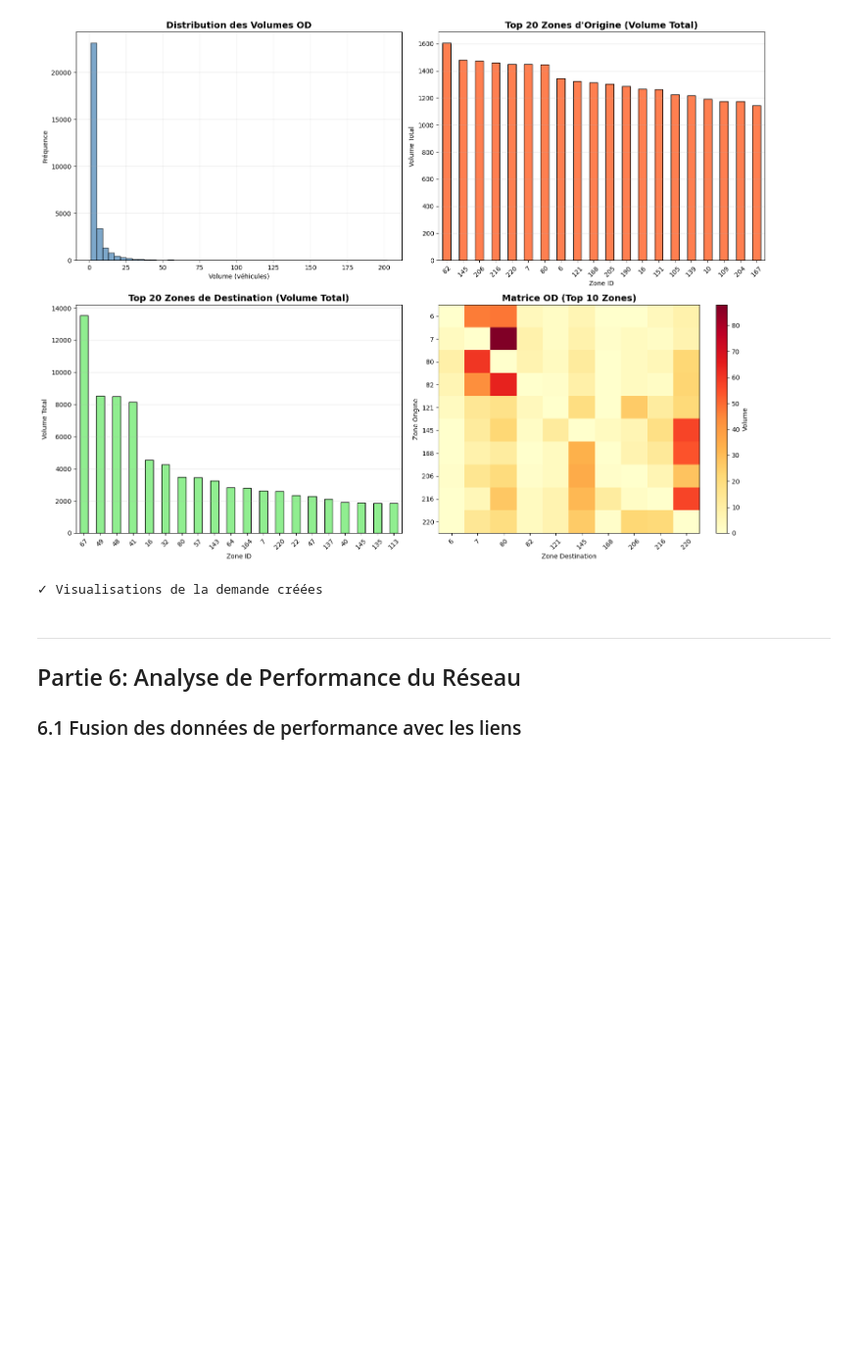
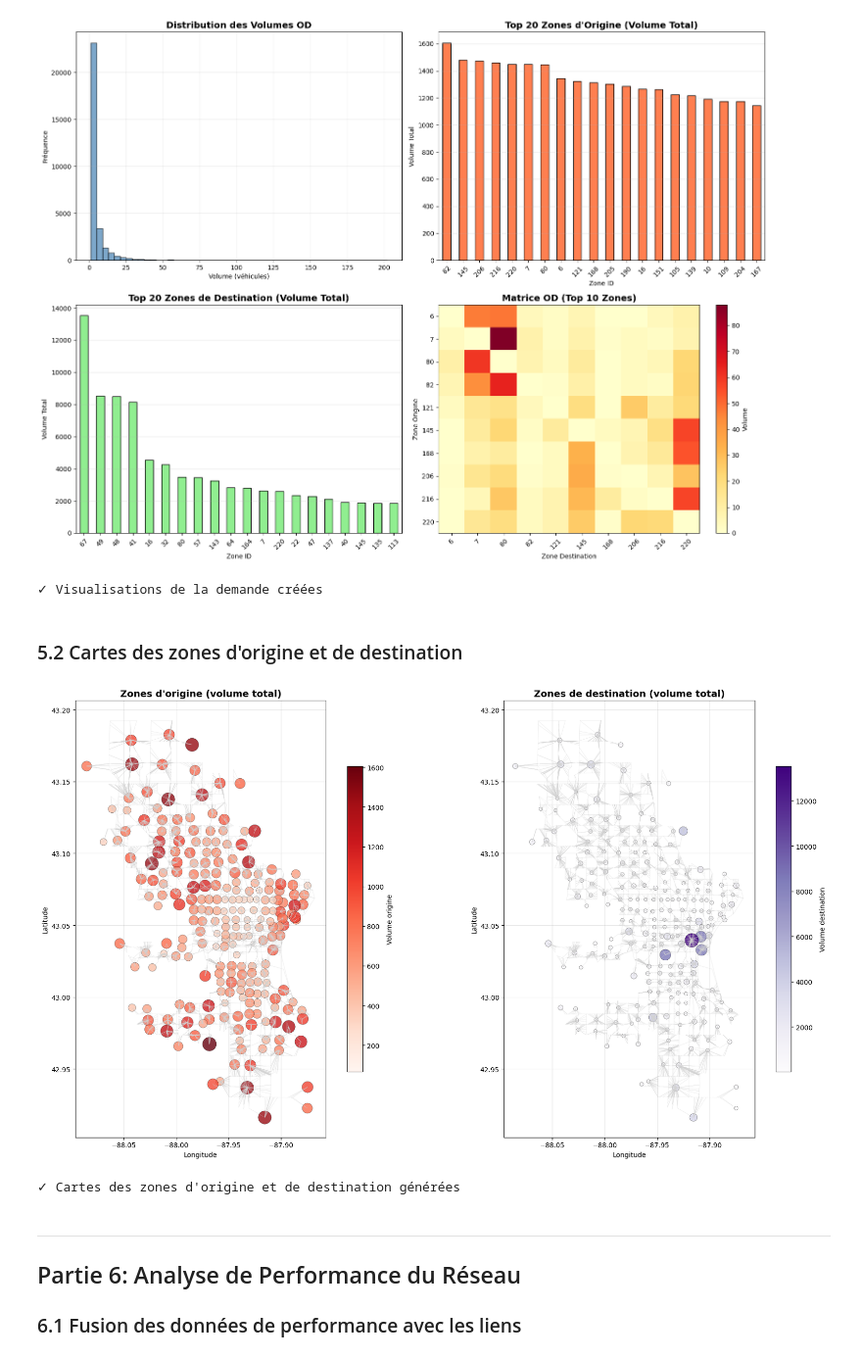
Before and after one commit to antoinekc8/DOTNET_project, a Jupyter notebook: notebook/maxime_2_analysis.ipynb, the cells around one changed output. Shown at 98% size. Cells and saved outputs as stored; diff of their text form; code cells hidden in the pictures; blank space fills up the shorter version.

```diff
--- a/notebook/maxime_2_analysis.ipynb
+++ b/notebook/maxime_2_analysis.ipynb
@@ -489,6 +489,79 @@ print("✓ Visualisations de la demande créées")
 # %% [output]
 [figure]
 ✓ Visualisations de la demande créées
+# %% [markdown]
+### 5.2 Cartes des zones d'origine et de destination
+# %%
+# Calcul des volumes par zone d'origine et destination
+origin_volume = demand_df.groupby('o_zone_id')['volume'].sum().rename('origin_volume')
+destination_volume = demand_df.groupby('d_zone_id')['volume'].sum().rename('destination_volume')
+
+# Créer des points représentatifs de zone à partir des noeuds (centroïde des noeuds de la zone)
+zone_points = (
+    nodes_gdf.dropna(subset=['zone_id'])
+    .groupby('zone_id')['geometry_obj']
+    .apply(lambda g: g.unary_union.centroid)
+    .reset_index()
+    .rename(columns={'geometry_obj': 'geometry'})
+)
+zone_points_gdf = gpd.GeoDataFrame(zone_points, geometry='geometry', crs=nodes_gdf.crs)
+
+# Joindre les volumes
+zone_points_gdf = zone_points_gdf.merge(origin_volume, left_on='zone_id', right_index=True, how='left')
+zone_points_gdf = zone_points_gdf.merge(destination_volume, left_on='zone_id', right_index=True, how='left')
+zone_points_gdf[['origin_volume', 'destination_volume']] = zone_points_gdf[['origin_volume', 'destination_volume']].fillna(0)
+
+# Tailles de marqueurs proportionnelles (racine pour limiter les extrêmes)
+max_origin = max(1, zone_points_gdf['origin_volume'].max())
+max_dest = max(1, zone_points_gdf['destination_volume'].max())
+zone_points_gdf['origin_size'] = 25 + 400 * zone_points_gdf['origin_volume'] / max_origin
+zone_points_gdf['dest_size'] = 25 + 400 * zone_points_gdf['destination_volume'] / max_dest
+
+fig, axes = plt.subplots(1, 2, figsize=(18, 10))
+
+# Carte des origines
+links_gdf.plot(ax=axes[0], color='lightgray', linewidth=0.3, alpha=0.4)
+zone_points_gdf.plot(
+    ax=axes[0],
+    column='origin_volume',
+    cmap='Reds',
+    markersize=zone_points_gdf['origin_size'],
+    alpha=0.8,
+    edgecolor='black',
+    linewidth=0.3,
+    legend=True,
+    legend_kwds={'label': 'Volume origine', 'shrink': 0.7}
+)
+axes[0].set_title("Zones d'origine (volume total)", fontsize=14, fontweight='bold')
+axes[0].set_xlabel('Longitude')
+axes[0].set_ylabel('Latitude')
+axes[0].grid(True, alpha=0.3)
+
+# Carte des destinations
+links_gdf.plot(ax=axes[1], color='lightgray', linewidth=0.3, alpha=0.4)
+zone_points_gdf.plot(
+    ax=axes[1],
+    column='destination_volume',
+    cmap='Purples',  # palette plus foncée pour se détacher du fond
+    markersize=zone_points_gdf['dest_size'],
+    alpha=0.85,
+    edgecolor='black',
+    linewidth=0.3,
+    legend=True,
+    legend_kwds={'label': 'Volume destination', 'shrink': 0.7}
+)
+axes[1].set_title('Zones de destination (volume total)', fontsize=14, fontweight='bold')
+axes[1].set_xlabel('Longitude')
+axes[1].set_ylabel('Latitude')
+axes[1].grid(True, alpha=0.3)
+
+plt.tight_layout()
+plt.show()
+
+print("✓ Cartes des zones d'origine et de destination générées")
+# %% [output]
+[figure, added]
+✓ Cartes des zones d'origine et de destination générées
 # %% [markdown]
 ---
 ## Partie 6: Analyse de Performance du Réseau
```
Also changed, not shown: parts of 4 cells of this notebook.
